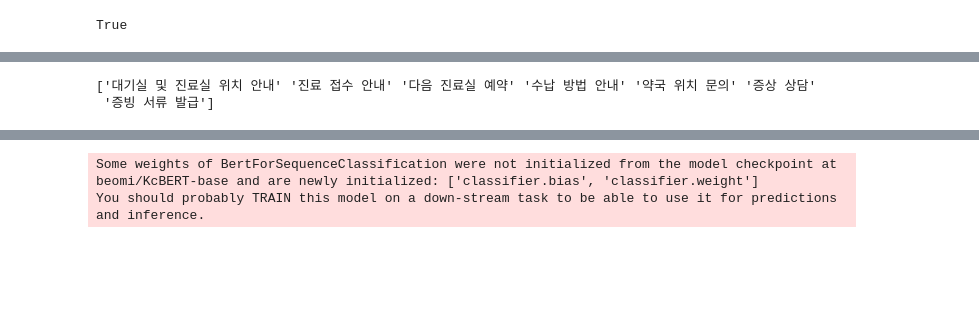
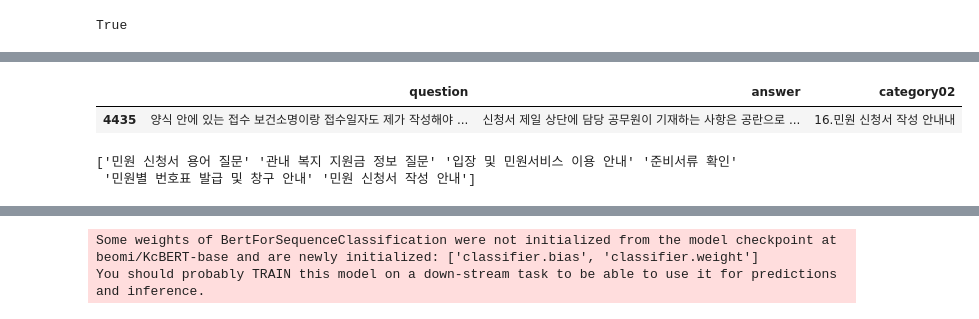
Before and after one commit to Dayeonee2/landimark_project, a Jupyter notebook: dymodeling public/publicbertsentencemodeling.ipynb, the cells around one changed output, grey strips where cells are left out. Saved outputs shown, nothing was run; the diff lists cells and outputs as text; code cells hidden in the pictures; blank space fills up the shorter version.

```diff
--- a/dymodeling public/publicbertsentencemodeling.ipynb
+++ b/dymodeling public/publicbertsentencemodeling.ipynb
@@ -130,17 +124,22 @@ category02
 Name: count, dtype: int64
+# %%
+df[df['category02'] == '16.민원 신청서 작성 안내내']
+# %% [output]
+|  | question | answer | category02 |
+| 4435 | 양식 안에 있는 접수 보건소명이랑 접수일자도 제가 작성해야 ... | 신청서 제일 상단에 담당 공무원이 기재하는 사항은 공란으로 ... | 16.민원 신청서 작성 안내내 |
 # %%
 # 정규표현식을 사용하여 카테고리 앞에 있는 숫자와 점을 제거
 df['category02'] = df['category02'].str.replace(r'^\d+\.', '', regex=True)
 
-# # '진료 접수 안내'와 '진료 접수'를 같은 카테고리로 변경
-# df['category02'] = df['category02'].replace({'진료 접수': '진료 접수 안내'})
+# '진료 접수 안내'와 '진료 접수'를 같은 카테고리로 변경
+df['category02'] = df['category02'].replace({'민원 신청서 작성 안내내': '민원 신청서 작성 안내'})
 
 # 고유한 카테고리 값 추출
 unique_categories = df['category02'].unique()
 print(unique_categories)
 # %% [output]
-['대기실 및 진료실 위치 안내' '진료 접수 안내' '다음 진료실 예약' '수납 방법 안내' '약국 위치 문의' '증상 상담'
- '증빙 서류 발급']
+['민원 신청서 용어 질문' '관내 복지 지원금 정보 질문' '입장 및 민원서비스 이용 안내' '준비서류 확인'
+ '민원별 번호표 발급 및 창구 안내' '민원 신청서 작성 안내']
 # %%
 # 카테고리와 고유 번호 매핑
 category_to_label = {category: idx for idx, category in enumerate(unique_categories)}
```
Also changed, not shown: parts of 12 cells of this notebook, 7 other files.
